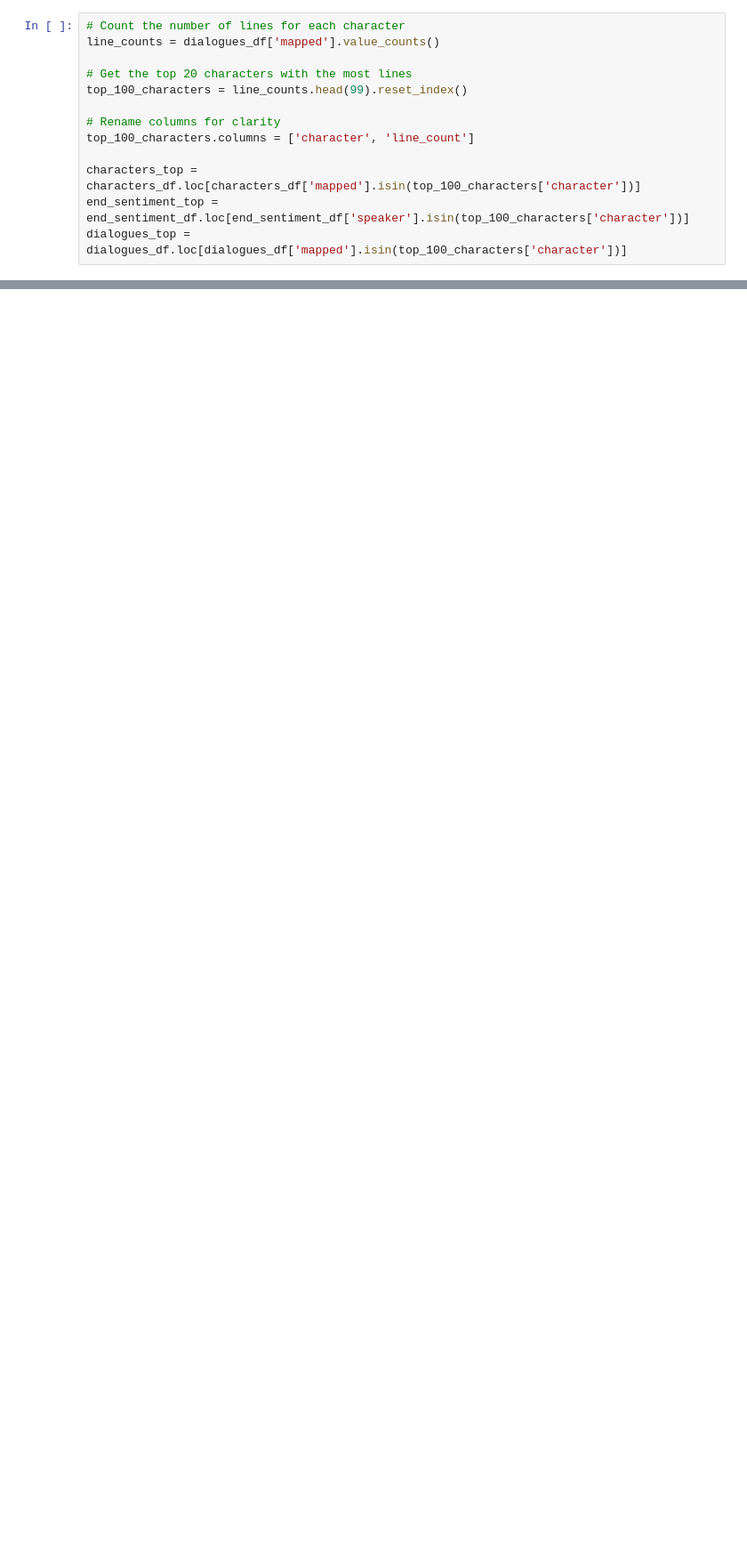
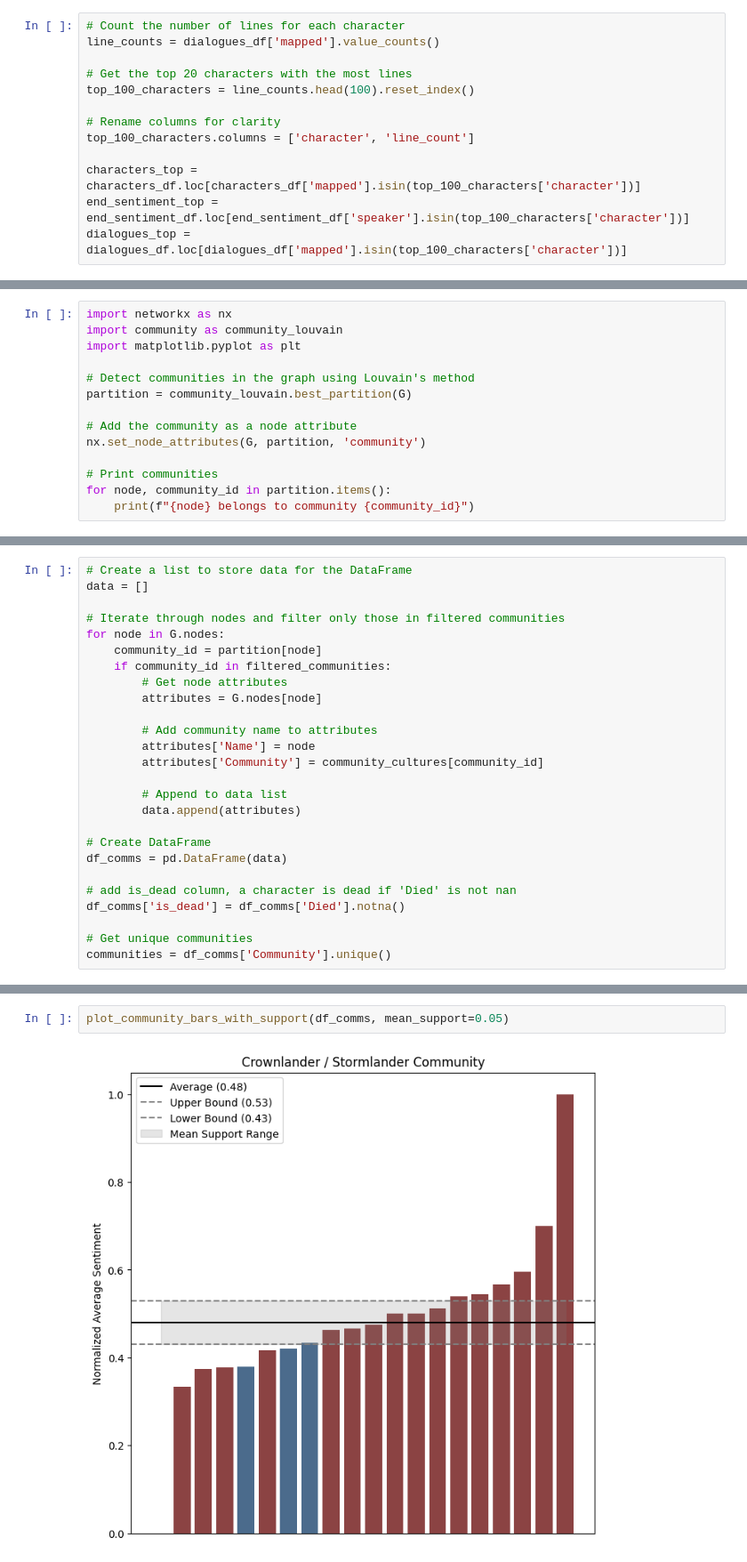
Before and after one commit to hrobjarturh/socialgraph_group, a Jupyter notebook: hroi/sentiment_network.ipynb, the cells around one changed output, grey strips where cells are left out. Shown at 89% size. Drawn from its saved outputs; the diff is of its cells as text; blank space fills up the shorter version.

Commit message:
sentiment network

```diff
--- a/hroi/sentiment_network.ipynb
+++ b/hroi/sentiment_network.ipynb
@@ -31,7 +130,7 @@ characters_df['Affiliation(s)'] = characters_df['Affiliation(s)'].apply(fix_affi
 line_counts = dialogues_df['mapped'].value_counts()
 
 # Get the top 20 characters with the most lines
-top_100_characters = line_counts.head(99).reset_index()
+top_100_characters = line_counts.head(100).reset_index()
 
 # Rename columns for clarity
 top_100_characters.columns = ['character', 'line_count']
@@ -110,0 +279,14 @@ characters_top
+# %%
+import networkx as nx
+import community as community_louvain
+import matplotlib.pyplot as plt
+
+# Detect communities in the graph using Louvain's method
+partition = community_louvain.best_partition(G)
+
+# Add the community as a node attribute
+nx.set_node_attributes(G, partition, 'community')
+
+# Print communities
+for node, community_id in partition.items():
+    print(f"{node} belongs to community {community_id}")
@@ -110,0 +418,26 @@ characters_top
+# %%
+# Create a list to store data for the DataFrame
+data = []
+
+# Iterate through nodes and filter only those in filtered communities
+for node in G.nodes:
+    community_id = partition[node]
+    if community_id in filtered_communities:
+        # Get node attributes
+        attributes = G.nodes[node]
+
+        # Add community name to attributes
+        attributes['Name'] = node
+        attributes['Community'] = community_cultures[community_id]
+
+        # Append to data list
+        data.append(attributes)
+
+# Create DataFrame
+df_comms = pd.DataFrame(data)
+
+# add is_dead column, a character is dead if 'Died' is not nan
+df_comms['is_dead'] = df_comms['Died'].notna()
+
+# Get unique communities
+communities = df_comms['Community'].unique()
@@ -110,0 +500,4 @@ characters_top
+# %%
+plot_community_bars_with_support(df_comms, mean_support=0.05)
+# %% [output]
+[figure, added]
```
Also changed, not shown: parts of 17 cells of this notebook, 1 other file.
